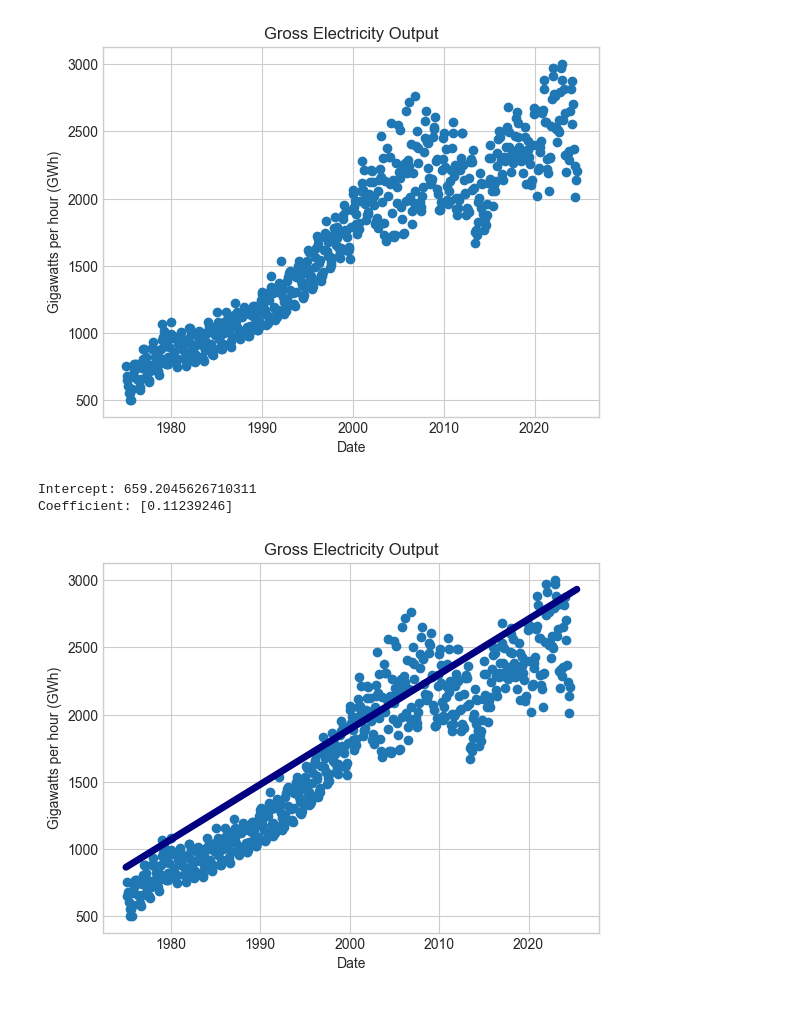
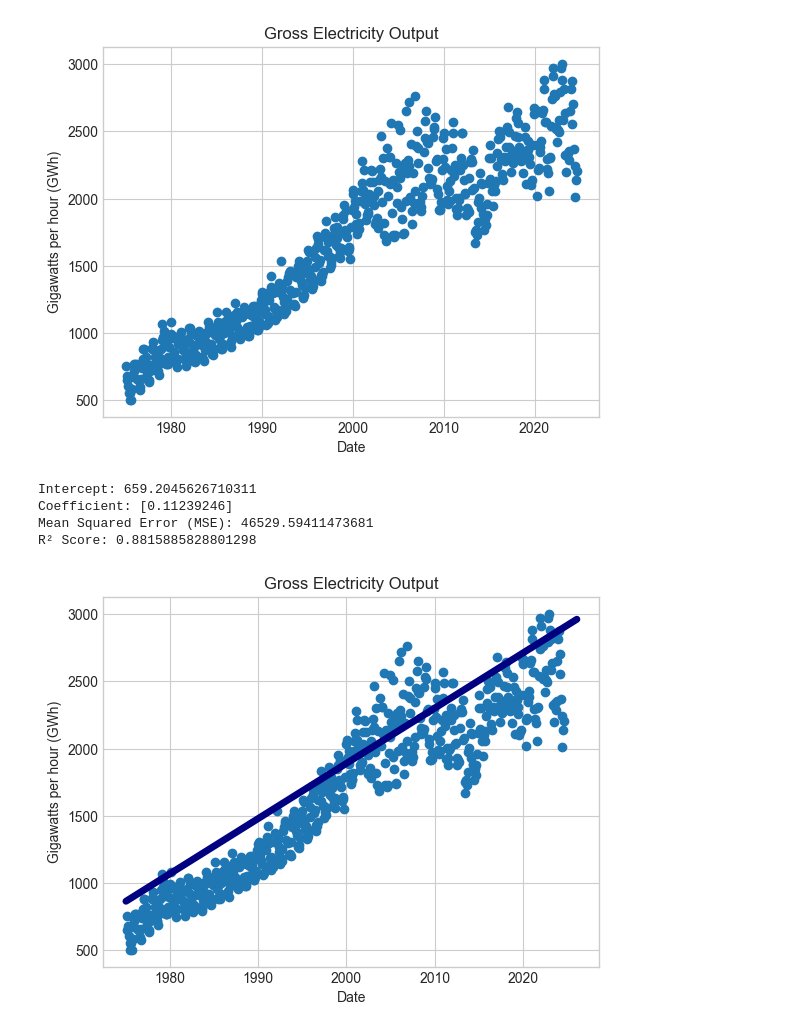
Before and after one commit to electricwindgodfist/DataSciencePortfolio, a Jupyter notebook: PredictiveAnalysisOfElectricityOutput.ipynb, the cells around one changed output. Drawn from its saved outputs; the diff is of its cells as text; code cells hidden in the pictures.

```diff
--- a/PredictiveAnalysisOfElectricityOutput.ipynb
+++ b/PredictiveAnalysisOfElectricityOutput.ipynb
@@ -97,25 +97,34 @@ plt.scatter(x,y)
 [figure]
 # %%
 from sklearn.linear_model import LinearRegression
+from sklearn.metrics import mean_squared_error, r2_score
 model = LinearRegression(fit_intercept=True)
 
 x = (final_df['Month'].apply(convertdatetime) - final_df['Month'].apply(convertdatetime).min()).dt.days.to_numpy()
 
 model.fit(x[:, np.newaxis], y)
 
-xfit = np.linspace(1825, 20235, 100)
+xfit = np.linspace(1825, 20500, 100)
 yfit = model.predict(xfit[:, np.newaxis])
 
 plt.title('Gross Electricity Output')
 plt.xlabel('Date')
 plt.ylabel('Gigawatts per hour (GWh)')
 plt.plot(xfit, yfit, c="navy", lw=5);
 x = final_df['Month'].apply(convertdatetime).to_numpy()
 plt.scatter(x, y)
 
 print("Intercept:", model.intercept_)
 print("Coefficient:", model.coef_)
+
+mse = mean_squared_error(y, y_pred)
+r2 = r2_score(y, y_pred)
+
+print("Mean Squared Error (MSE):", mse)
+print("R² Score:", r2)
 # %% [output]
 Intercept: 659.2045626710311
 Coefficient: [0.11239246]
+Mean Squared Error (MSE): 46529.59411473681
+R² Score: 0.8815885828801298
-[figure, old version]
+[figure, new version]
```
